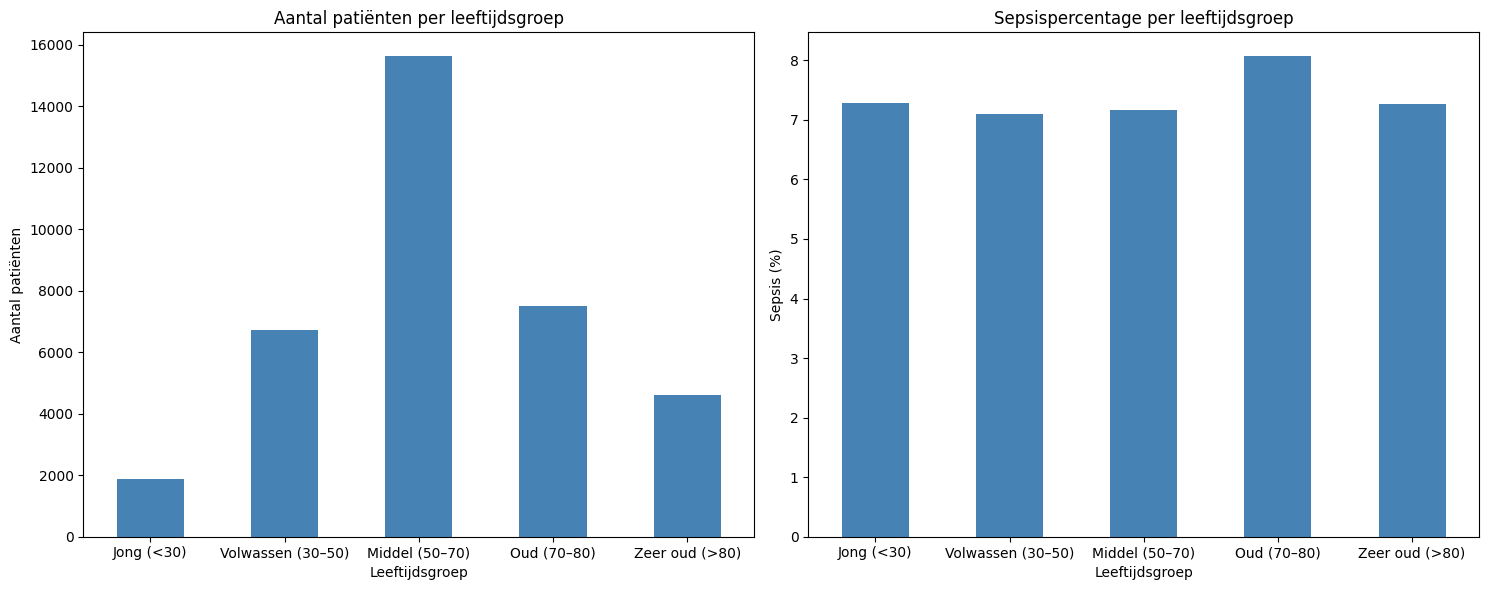
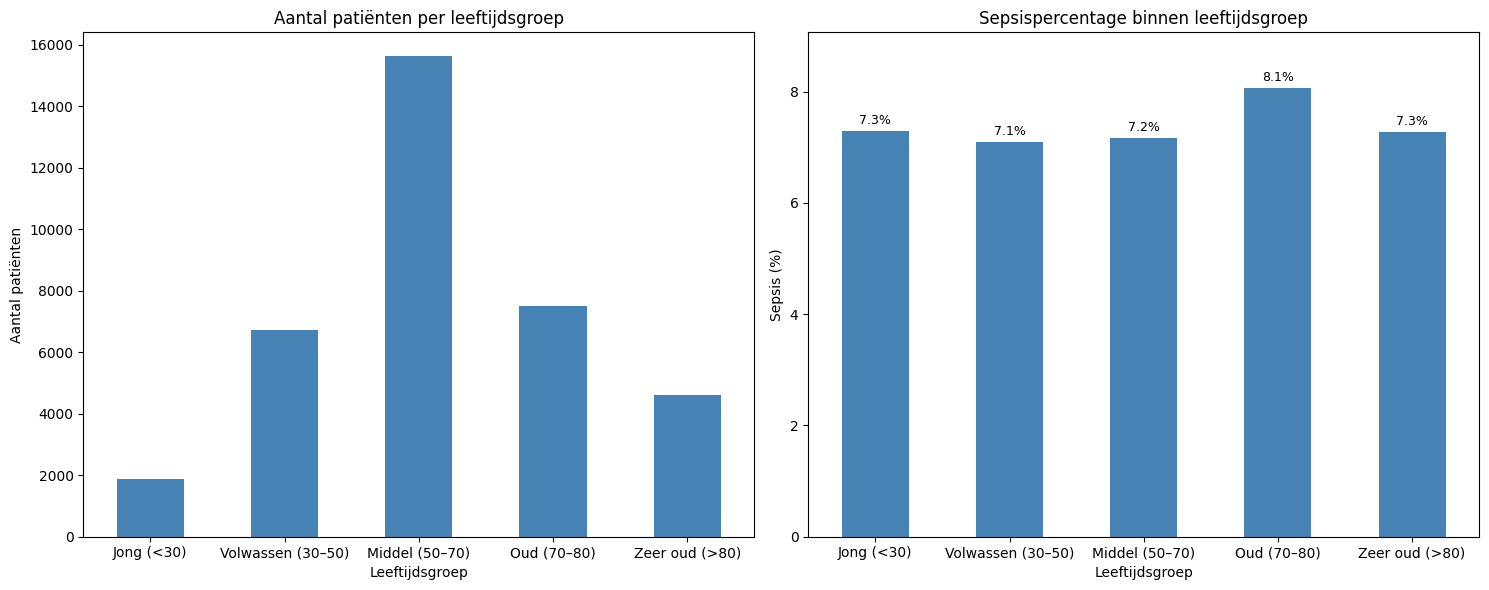
The notebook cell's code change between the first figure and the second:
--- before
+++ after
@@ -18,5 +18,5 @@
 ).reset_index()
 
-# Stap 4: Bereken het percentage met sepsis per groep
+# Stap 4: Bereken het percentage met sepsis binnen elke leeftijdsgroep
 overzicht['Sepsis_%'] = overzicht['Met_sepsis'] / overzicht['Totaal'] * 100
 
@@ -33,6 +33,10 @@
 overzicht.set_index('Leeftijdsgroep')['Sepsis_%'].plot(
     kind='bar', ax=assen[1], color='steelblue', rot=0)
-assen[1].set_title('Sepsispercentage per leeftijdsgroep')
+assen[1].set_title('Sepsispercentage binnen leeftijdsgroep')
 assen[1].set_ylabel('Sepsis (%)')
+assen[1].set_ylim(0, max(overzicht['Sepsis_%']) + 1)
+
+for idx, waarde in enumerate(overzicht['Sepsis_%']):
+    assen[1].text(idx, waarde + 0.08, f'{waarde:.1f}%', ha='center', va='bottom', fontsize=9)
 
 plt.tight_layout()

Commit: expand bias analysis